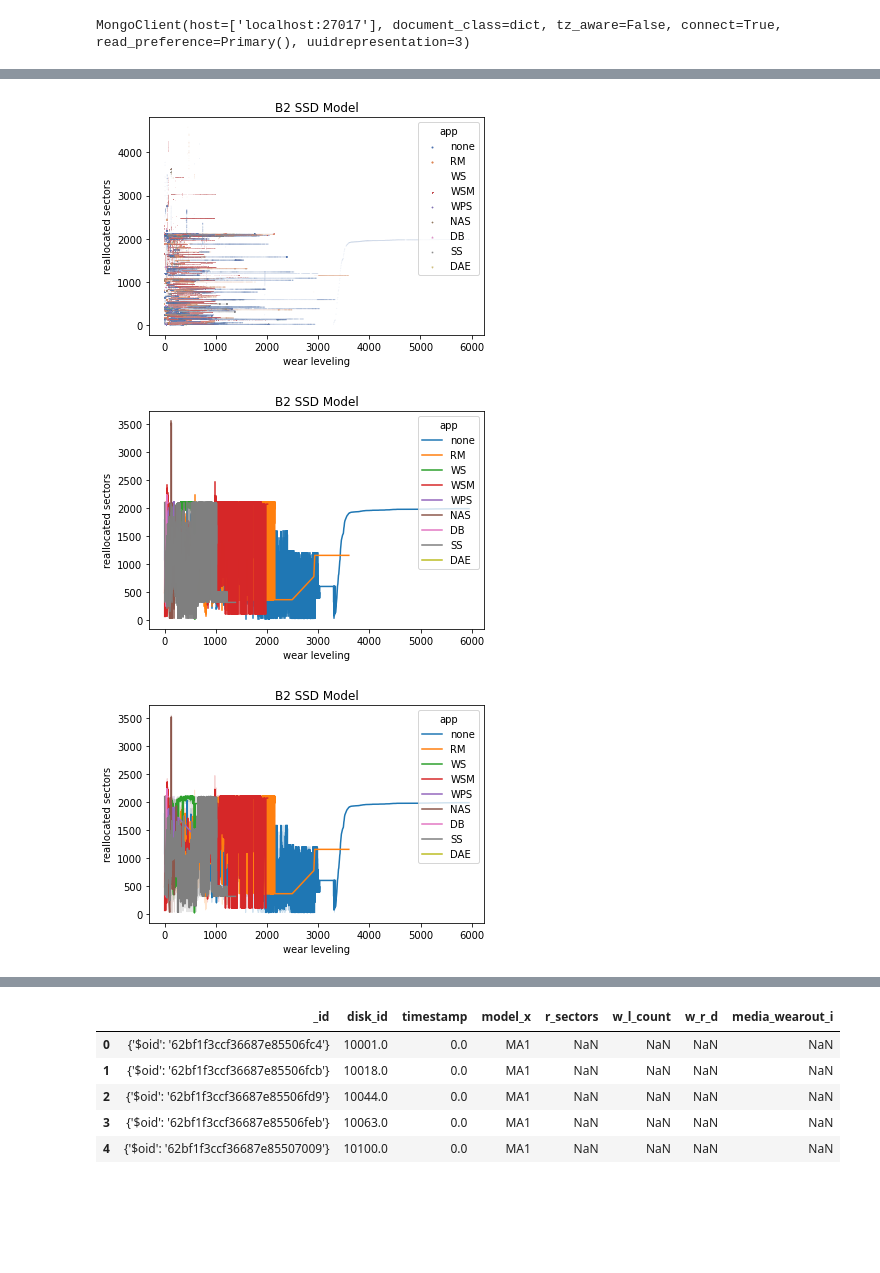
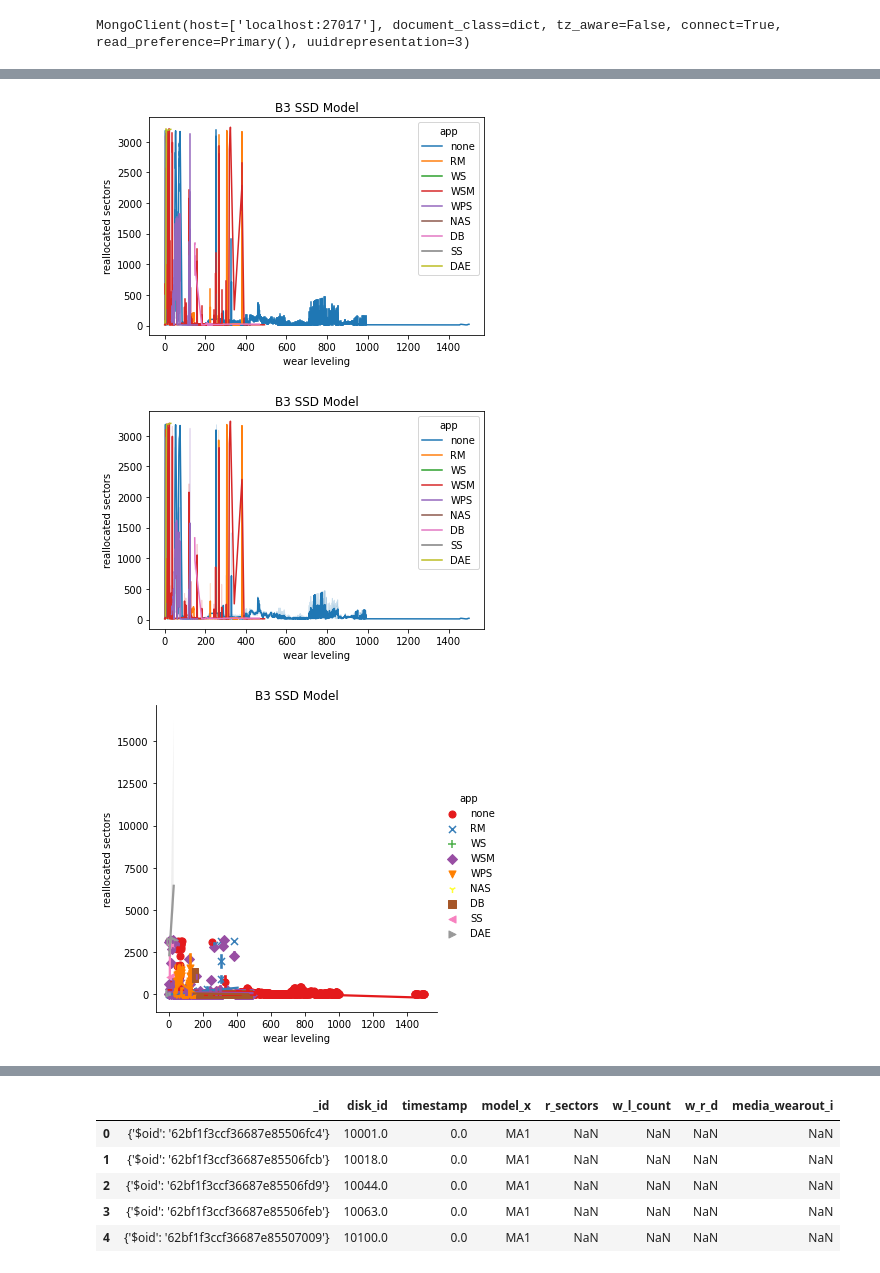
Before and after one commit to EricBorba/StorageFailurePredictor, a Jupyter notebook: Queries.ipynb, the cells around one changed output, grey strips where cells are left out. Drawn from its saved outputs; the diff is of its cells as text; code cells hidden in the pictures; blank space fills up the shorter version.

```diff
--- a/Queries.ipynb
+++ b/Queries.ipynb
@@ -185,7 +185,7 @@ myclient = pym.MongoClient("mongodb://localhost:27017/")
 mydb = myclient["SMARTAttributesFilterOverWear"]
 mycol = mydb["s_m_a_r_t_att_over_wear"]
 
-myquery = { "model_x": { "$eq": "MB2" }}
+myquery = { "model_x": { "$eq": "MB1" }}
 myfields = {"disk_id":1, "r_sectors":1, "w_r_d":1, "_id":0}
 
 mydoc = mycol.find(myquery, myfields)
@@ -193,7 +193,7 @@ mydoc = mycol.find(myquery, myfields)
 list1 = list(mydoc)
 df =  pd.DataFrame(list1)
 # %%
-df["model_y"] = "B2"
+df["model_y"] = "B3"
 # %%
 result = pd.merge(df, df_AlibabaSnapShot_AllAppsSSDsLocation[['disk_id', 'model_y', 'app']], on=['disk_id', 'model_y'], how='inner')
 # %%
@@ -203,6 +203,6 @@ len(result)
 # %%
+result.drop(result[result.w_r_d > 1500].index, inplace=True)
 result.drop(result[result.r_sectors < 10].index, inplace=True)
-#result.drop(result[result.w_r_d > 1500].index, inplace=True)
 # %%
 result.head()
 # %% [output]
@@ -231,20 +241,18 @@ plt.savefig('/root/analysisJul29/B2Model/B22.pdf', dpi=300)
 # %%
-graph = sns.scatterplot(x = "w_r_d", y = 'r_sectors', size="app", sizes=(1, 1), palette = 'deep', hue='app', hue_order=['none','RM','WS','WSM', 'WPS', 'NAS', 'DB', 'SS', 'DAE'],data = result, style="app", alpha=0.1)
-
-graph.set(xlabel ="wear leveling", ylabel = "reallocated sectors", title ='B2 SSD Model')
-
-plt.savefig('/root/analysisJul29/B2Model/B23.pdf', dpi=300)
+graph = sns.lineplot(data=result, x="w_r_d", y="r_sectors", hue="app",hue_order=['none','RM','WS','WSM', 'WPS', 'NAS', 'DB', 'SS', 'DAE'], estimator=np.mean, ci=90, markers=True, err_style="bars")
+graph.set(xlabel ="wear leveling", ylabel = "reallocated sectors", title ='B3 SSD Model')
+plt.savefig('/root/analysisJul29/B3Model/B34.pdf', dpi=300)
 # %% [output]
-[figure, old version]
+[figure, new version]
 # %%
-graph = sns.lineplot(data=result, x="w_r_d", y="r_sectors", hue="app",hue_order=['none','RM','WS','WSM', 'WPS', 'NAS', 'DB', 'SS', 'DAE'], estimator=np.mean, ci=90, markers=True, err_style="bars")
-graph.set(xlabel ="wear leveling", ylabel = "reallocated sectors", title ='B2 SSD Model')
-plt.savefig('/root/analysisJul29/B2Model/B24.pdf', dpi=300)
+graph = sns.lineplot(data=result, x="w_r_d", y="r_sectors", hue="app", hue_order=['none','RM','WS','WSM', 'WPS', 'NAS', 'DB', 'SS', 'DAE'],estimator=np.mean, ci=90, markers=["o", "x", "+", "D", "v", "1", "s"])
+graph.set(xlabel ="wear leveling", ylabel = "reallocated sectors", title ='B3 SSD Model')
+plt.savefig('/root/analysisJul29/B3Model/B35.pdf', dpi=300)
 # %% [output]
-[figure, old version]
+[figure, new version]
 # %%
-graph = sns.lineplot(data=result, x="w_r_d", y="r_sectors", hue="app", hue_order=['none','RM','WS','WSM', 'WPS', 'NAS', 'DB', 'SS', 'DAE'],estimator=np.mean, ci=90, markers=["o", "x", "+", "D", "v", "1", "s"])
-graph.set(xlabel ="wear leveling", ylabel = "reallocated sectors", title ='B2 SSD Model')
-plt.savefig('/root/analysisJul29/B2Model/B25.pdf', dpi=300)
+graph = sns.lmplot(x="w_r_d", y="r_sectors", hue="app", hue_order=['none','RM','WS','WSM', 'WPS', 'NAS', 'DB', 'SS', 'DAE'],data=result, markers=["o", "x", "+", "D", "v", "1", "s", "<", ">"], palette="Set1", x_estimator=np.mean, x_ci="ci", ci=60, fit_reg=True)
+graph.set(xlabel ="wear leveling", ylabel = "reallocated sectors", title ='B3 SSD Model')
+plt.savefig('/root/analysisJul29/B3Model/B36.pdf', dpi=300)
 # %% [output]
-[figure, old version]
+[figure, new version]
```
Also changed, not shown: parts of 17 cells of this notebook.
